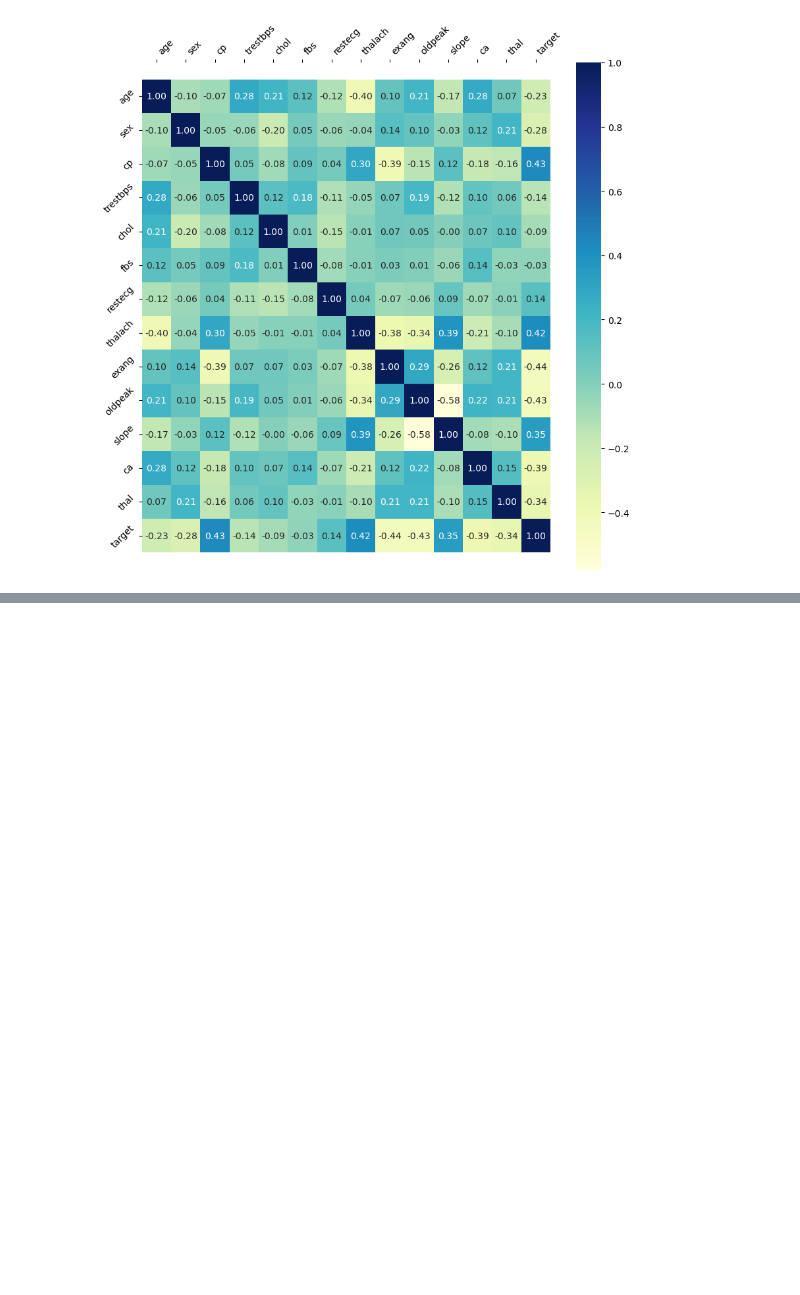
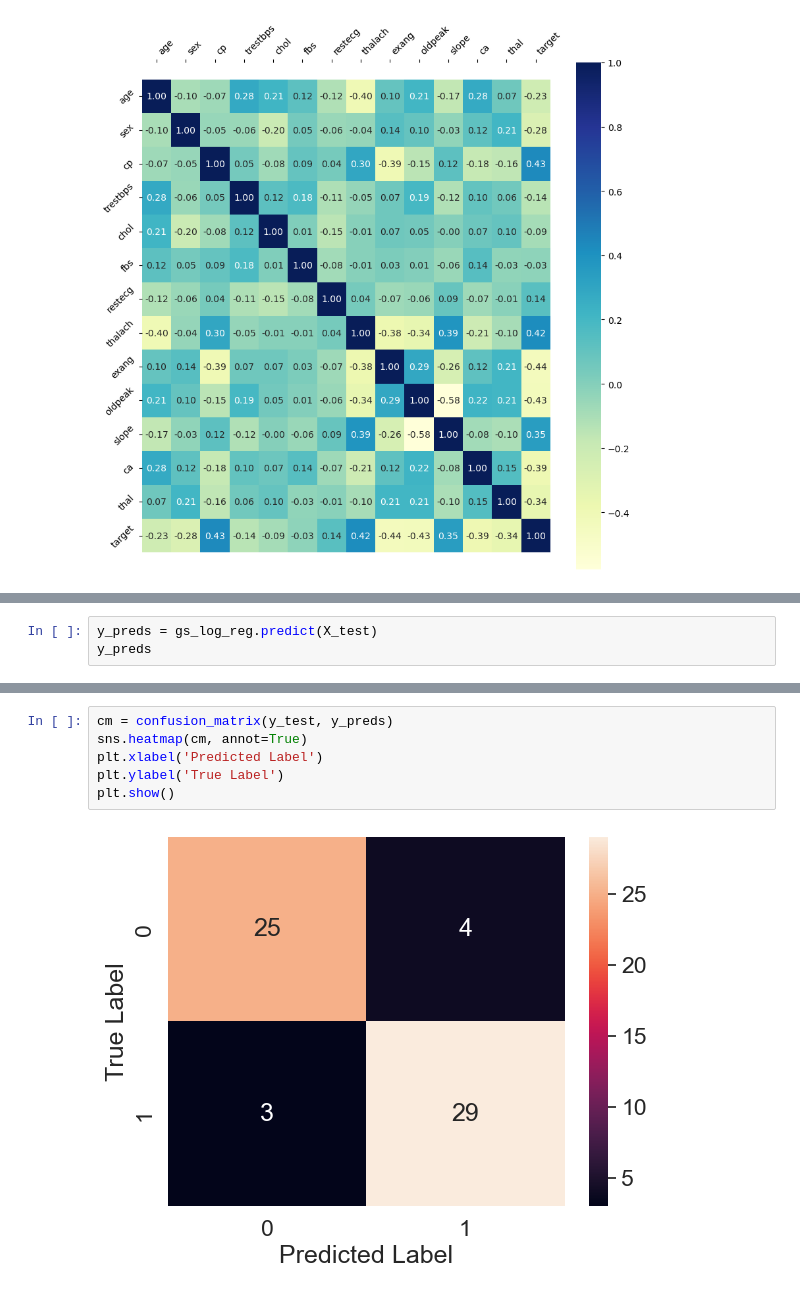
Before and after one commit to EchoByte204/Heart_disease_Classification, a Jupyter notebook: heart_disease_classification.ipynb, the cells around one changed output, grey strips where cells are left out. Drawn from its saved outputs; the diff is of its cells as text; blank space fills up the shorter version.

```diff
--- a/heart_disease_classification.ipynb
+++ b/heart_disease_classification.ipynb
@@ -225,0 +446,3 @@ plt.show()
+# %%
+y_preds = gs_log_reg.predict(X_test)
+y_preds
@@ -225,0 +478,8 @@ plt.show()
+# %%
+cm = confusion_matrix(y_test, y_preds)
+sns.heatmap(cm, annot=True)
+plt.xlabel('Predicted Label')
+plt.ylabel('True Label')
+plt.show()
+# %% [output]
+[figure, added]
```
Also changed, not shown: parts of 42 cells of this notebook.
